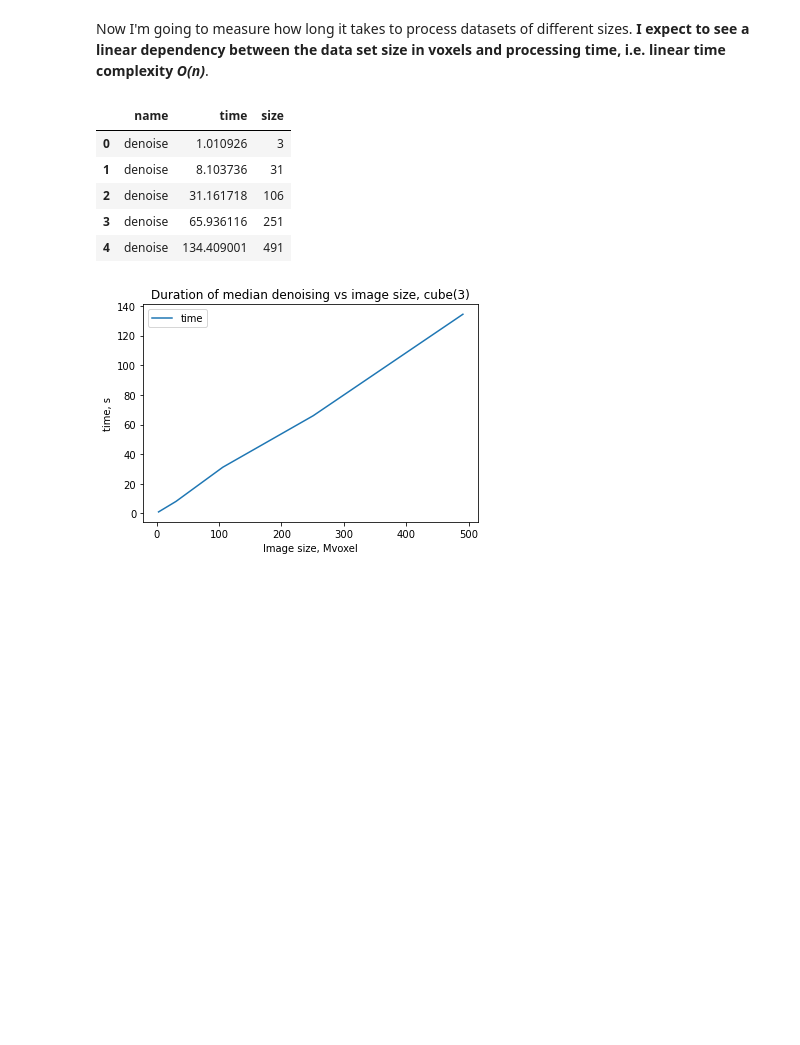
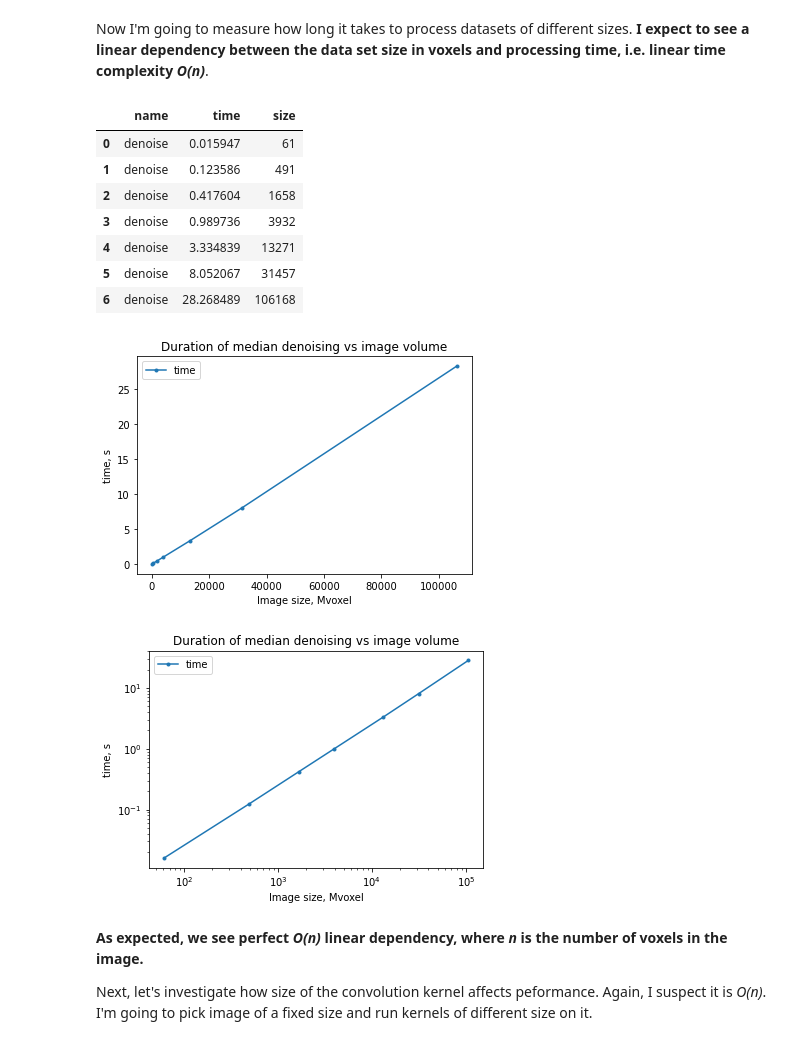
Before and after one commit to ximeg/Image-median-filter-parallelization, a Jupyter notebook: coding_challenge.ipynb, the cells around one changed output. Cells and saved outputs as stored; diff of their text form; code cells hidden in the pictures; blank space fills up the shorter version.

```diff
--- a/coding_challenge.ipynb
+++ b/coding_challenge.ipynb
@@ -154,15 +179 @@ def save_dataset(scale, path="dataset"):
-# %%
-def plot_benchmark(benchmark_data, title="", xlabel="Image size, Mvoxel", ylabel="time, s", **kwargs):
-    """ Plot and pretty print benchmarking data """
-    df = pd.DataFrame.from_dict(benchmark_data)
-    df.plot("size", "time", title=title, xlabel=xlabel, ylabel=ylabel, **kwargs)
-    return df
-# %%
-# This code saves data only if the data are not present. This cell takes couple of minutes!
-scales = range(1, 8)
-
-if not os.path.exists("dataset"):
-    benchmark_data = []
-    for i, scale in enumerate(scales):
-        benchmark_data.append(save_dataset(scale)[0])
 # %%
@@ -182,7 +195,7 @@ plot_benchmark(benchmark_data, title="Duration of synthetic image creation vs im
 
 First of all, I'm going to directly apply a 3D median filter (`skimage.filters.median`) with cube-shaped kernel size of `3` to a synthetic dataset and visualize the result before and after smoothing.
 # %%
-img = zarr.load("dataset/2.zarr")
+img = zarr.load("dataset/1.5.zarr")
 denoised = median(img, selem=cube(3))
 # %%
 fig = plt.figure(figsize = (15, 8))
@@ -214,17 +227,21 @@ def denoise(img, selem=cube(3)):
     """ Denoise image with a median filter """
     return median(img, selem=selem)
 # %%
-#bm_denoise_imgsize = []
-for i in range(4, 8):
-    img = zarr.load(f"dataset/{i}.zarr")
+bm_denoise_imgsize = []
+for scale in scales:
+    img = zarr.load(f"dataset/{scale}.zarr")
     bm_denoise_imgsize.append(denoise(img)[0])
 # %%
-plot_benchmark(bm_denoise_imgsize, title="Duration of median denoising vs image size, cube(3)")
+plot_benchmark(bm_denoise_imgsize, title="Duration of median denoising vs image volume")
+plot_benchmark(bm_denoise_imgsize, title="Duration of median denoising vs image volume", loglog=True)
 # %% [output]
 |  | name | time | size |
-| 0 | denoise | 1.010926 | 3 |
-| 1 | denoise | 8.103736 | 31 |
-| 2 | denoise | 31.161718 | 106 |
-| 3 | denoise | 65.936116 | 251 |
-| 4 | denoise | 134.409001 | 491 |
+| 0 | denoise | 0.015947 | 61 |
+| 1 | denoise | 0.123586 | 491 |
+| 2 | denoise | 0.417604 | 1658 |
+| 3 | denoise | 0.989736 | 3932 |
+| 4 | denoise | 3.334839 | 13271 |
+| 5 | denoise | 8.052067 | 31457 |
+| 6 | denoise | 28.268489 | 106168 |
-[figure, old version]
+[figure, new version]
+[figure, added]
@@ -232,0 +248,4 @@ plot_benchmark(bm_denoise_imgsize, title="Duration of median denoising vs image
+# %% [markdown]
+**As expected, we see perfect _O(n)_ linear dependency, where _n_ is the number of voxels in the image.**
+
+Next, let's investigate how size of the convolution kernel affects peformance. Again, I suspect it is _O(n)_. I'm going to pick image of a fixed size and run kernels of different size on it.
```
Also changed, not shown: parts of 39 cells of this notebook, 1 other file.
